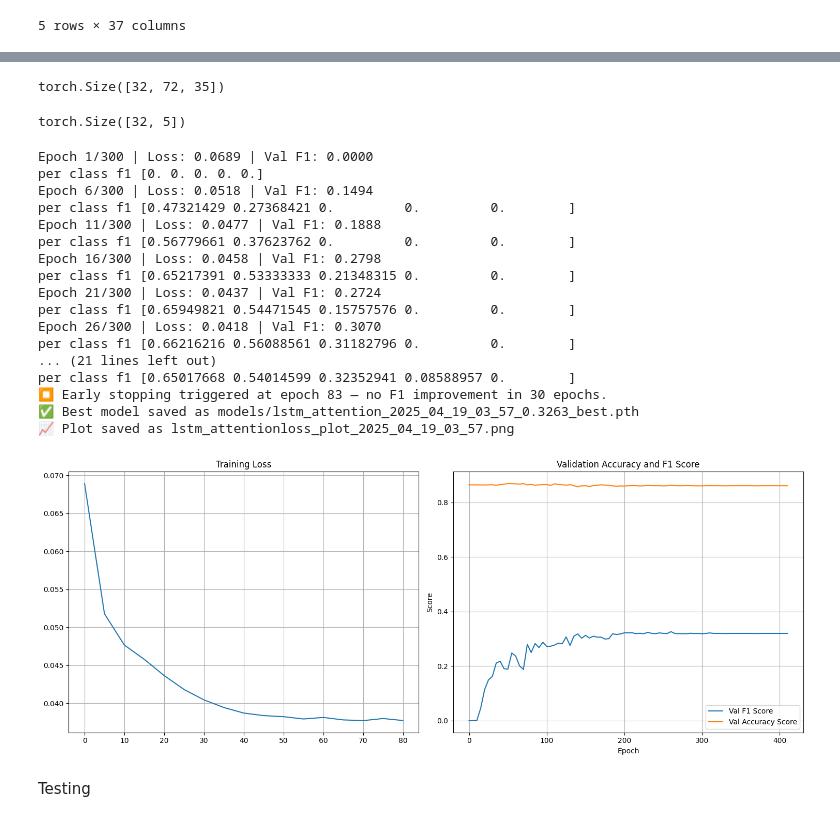
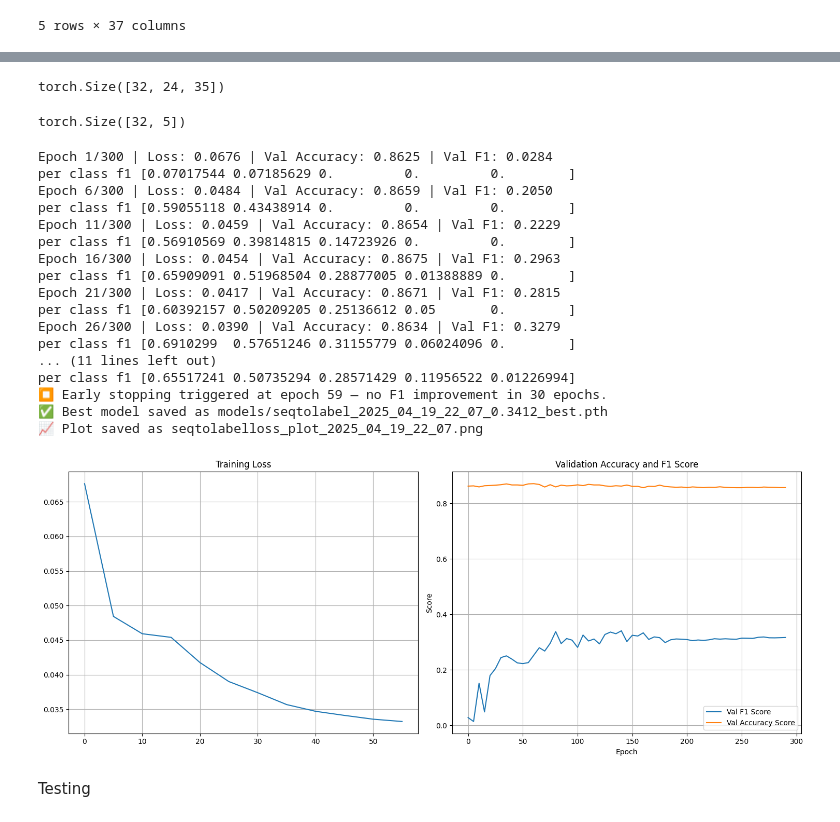
Before and after one commit to TomPiccio/Lightning_Risk_Prediction, a Jupyter notebook: LSTM/seq_to_class.ipynb, the cells around one changed output, grey strips where cells are left out. Cells and saved outputs as stored; diff of their text form; code cells hidden in the pictures.

Commit message:
chore: trained lstm and lstm with attention

```diff
--- a/LSTM/seq_to_class.ipynb
+++ b/LSTM/seq_to_class.ipynb
@@ -53,9 +55,10 @@ data = data.reindex(full_index)
 # %%
 class SeqToClassLightningDataset(Dataset):
-    def __init__(self, compiled_df, timezone_str="Asia/Singapore"):
+    def __init__(self, compiled_df, timezone_str="Asia/Singapore", hours_lookback=6):
         self.compiled_df = compiled_df.copy()
         self.timezone = pytz.timezone(timezone_str)
         self.samples = []
+        self.hours_lookback = hours_lookback
 
         self._prepare_dataset()
 
@@ -70,16 +73,16 @@ class SeqToClassLightningDataset(Dataset):
         full_index = pd.date_range(start=self.compiled_df.index.min(), end=self.compiled_df.index.max(), freq='5min')
         self.compiled_df = self.compiled_df.reindex(full_index)
 
-        nan_mask = self.compiled_df.isna()
-        gap_id = nan_mask.ne(nan_mask.shift()).cumsum()
+        nan_mask = self.compiled_df.isna() # find values that are NaN
+        gap_id = nan_mask.ne(nan_mask.shift()).cumsum() # find the indices that mark the gaps beween a value and a NaN
 
         for col in self.compiled_df.columns:
             col_nan_mask = nan_mask[col]
             col_gap_ids = gap_id[col]
-            gap_sizes = col_nan_mask.groupby(col_gap_ids).transform('sum')
+            gap_sizes = col_nan_mask.groupby(col_gap_ids).transform('sum') # find the sizes of the gaps
 
             to_interpolate = (col_nan_mask) & (gap_sizes <= 24)
-            self.compiled_df.loc[~to_interpolate & col_nan_mask, col] = -999999
+            self.compiled_df.loc[~to_interpolate & col_nan_mask, col] = -999999 ## set the NaNs in the large gaps to -999999 to avoid interpolation
             self.compiled_df[col] = self.compiled_df[col].interpolate(limit_direction='both')
             self.compiled_df.loc[self.compiled_df[col] == -999999, col] = np.nan
 
@@ -88,7 +91,7 @@ class SeqToClassLightningDataset(Dataset):
         input_columns = input_df.columns.values.tolist()
 
         # Get valid timestamps
-        min_ts = self.compiled_df.index.min().ceil("6h") + pd.Timedelta(hours=6)
+        min_ts = self.compiled_df.index.min().ceil(f"{self.hours_lookback}h") + pd.Timedelta(hours=self.hours_lookback)
         max_ts = self.compiled_df.index.max().floor("2h")
         valid_ts = self.compiled_df.loc[
             (self.compiled_df.index >= min_ts) &
@@ -100,7 +103,7 @@ class SeqToClassLightningDataset(Dataset):
         for timestamp in valid_ts:
             try:
                 # lookback of 6 hours
-                input_data = input_df.loc[timestamp - pd.Timedelta(hours=6):timestamp - pd.Timedelta(minutes=5)]
+                input_data = input_df.loc[timestamp - pd.Timedelta(hours=self.hours_lookback):timestamp - pd.Timedelta(minutes=5)]
 
                 # Output time windows (future)
                 output_times = [timestamp + pd.Timedelta(minutes=delta) for delta in [0, 30, 60, 90, 120]]
@@ -125,7 +128,7 @@ class SeqToClassLightningDataset(Dataset):
         x, y = self.samples[idx]
         return torch.tensor(x, dtype=torch.float32), torch.tensor(y, dtype=torch.float32)
 # %%
-dataset = SeqToClassLightningDataset(raw_compiled_data)
+dataset = SeqToClassLightningDataset(raw_compiled_data, hours_lookback=2)
 total_len = len(dataset)
 
 train_end = int(0.8 * total_len)
@@ -154,8 +157,9 @@ class Attention(nn.Module):
         return context
 # %%
 class LightningLSTMAttn(nn.Module):
-    def __init__(self, input_dim=40, hidden_dim=128, dropout=0.2):
+    def __init__(self, hours_lookback=6, input_dim=35, hidden_dim=128, dropout=0.2):
         super().__init__()
+        self.hours_lookback = hours_lookback
         self.input_dim = input_dim
         self.lstm = nn.LSTM(input_dim, hidden_dim, batch_first=True, bidirectional=False)
         self.attn = Attention(hidden_dim)
@@ -167,7 +171,7 @@ class LightningLSTMAttn(nn.Module):
         )
 
     def forward(self, x):
-        x = x.view(x.size(0), 72, self.input_dim)  # [B, T, F]
+        x = x.view(x.size(0), self.hours_lookback*12, self.input_dim)  # [B, T, F]
         lstm_out, _ = self.lstm(x)     # [B, T, H]
         context = self.attn(lstm_out)  # [B, H]
         logits = self.fc(context)      # [B, 5]
@@ -197,7 +204,7 @@ x, y = next(iter(train_loader))
 # %%
 x.shape
 # %% [output]
-torch.Size([32, 72, 35])
+torch.Size([32, 24, 35])
 # %%
 y.shape
 # %% [output]
@@ -331,37 +338,37 @@ def train(dataloader, model, num_epochs, learning_rate, val_dataloader, device='
 
     return avg_loss_history, val_f1_history
 # %%
-# lightning_model = LightningRiskPredictor(35)
-lightning_model = LightningLSTMAttn(35)
+# lightning_model = LightningRiskPredictor(hours_lookback=2, input_dim=35)
+lightning_model = LightningLSTMAttn(hours_lookback=2, input_dim=35)
 
 train_losses, val_accuracies = train(
     dataloader=train_loader,
     model=lightning_model,
     num_epochs=300,
     learning_rate=1e-3,
     val_dataloader=val_loader,
     device='cuda',
-    model_name="lstm_attention"
+    model_name="seqtolabel"
 )
 # %% [output]
-Epoch 1/300 | Loss: 0.0689 | Val F1: 0.0000
-per class f1 [0. 0. 0. 0. 0.]
-Epoch 6/300 | Loss: 0.0518 | Val F1: 0.1494
-per class f1 [0.47321429 0.27368421 0.         0.         0.        ]
-Epoch 11/300 | Loss: 0.0477 | Val F1: 0.1888
-per class f1 [0.56779661 0.37623762 0.         0.         0.        ]
-Epoch 16/300 | Loss: 0.0458 | Val F1: 0.2798
-per class f1 [0.65217391 0.53333333 0.21348315 0.         0.        ]
-Epoch 21/300 | Loss: 0.0437 | Val F1: 0.2724
-per class f1 [0.65949821 0.54471545 0.15757576 0.         0.        ]
-Epoch 26/300 | Loss: 0.0418 | Val F1: 0.3070
-per class f1 [0.66216216 0.56088561 0.31182796 0.         0.        ]
-... (21 lines left out)
-per class f1 [0.65017668 0.54014599 0.32352941 0.08588957 0.        ]
-⏹️ Early stopping triggered at epoch 83 — no F1 improvement in 30 epochs.
-✅ Best model saved as models/lstm_attention_2025_04_19_03_57_0.3263_best.pth
-📈 Plot saved as lstm_attentionloss_plot_2025_04_19_03_57.png
+Epoch 1/300 | Loss: 0.0676 | Val Accuracy: 0.8625 | Val F1: 0.0284
+per class f1 [0.07017544 0.07185629 0.         0.         0.        ]
+Epoch 6/300 | Loss: 0.0484 | Val Accuracy: 0.8659 | Val F1: 0.2050
+per class f1 [0.59055118 0.43438914 0.         0.         0.        ]
+Epoch 11/300 | Loss: 0.0459 | Val Accuracy: 0.8654 | Val F1: 0.2229
+per class f1 [0.56910569 0.39814815 0.14723926 0.         0.        ]
+Epoch 16/300 | Loss: 0.0454 | Val Accuracy: 0.8675 | Val F1: 0.2963
+per class f1 [0.65909091 0.51968504 0.28877005 0.01388889 0.        ]
+Epoch 21/300 | Loss: 0.0417 | Val Accuracy: 0.8671 | Val F1: 0.2815
+per class f1 [0.60392157 0.50209205 0.25136612 0.05       0.        ]
+Epoch 26/300 | Loss: 0.0390 | Val Accuracy: 0.8634 | Val F1: 0.3279
+per class f1 [0.6910299  0.57651246 0.31155779 0.06024096 0.        ]
+... (11 lines left out)
+per class f1 [0.65517241 0.50735294 0.28571429 0.11956522 0.01226994]
+⏹️ Early stopping triggered at epoch 59 — no F1 improvement in 30 epochs.
+✅ Best model saved as models/seqtolabel_2025_04_19_22_07_0.3412_best.pth
+📈 Plot saved as seqtolabelloss_plot_2025_04_19_22_07.png
-[figure, old version]
+[figure, new version]
 # %% [markdown]
 Testing
 # %%
```
Also changed, not shown: parts of 8 cells of this notebook, 22 other files.
